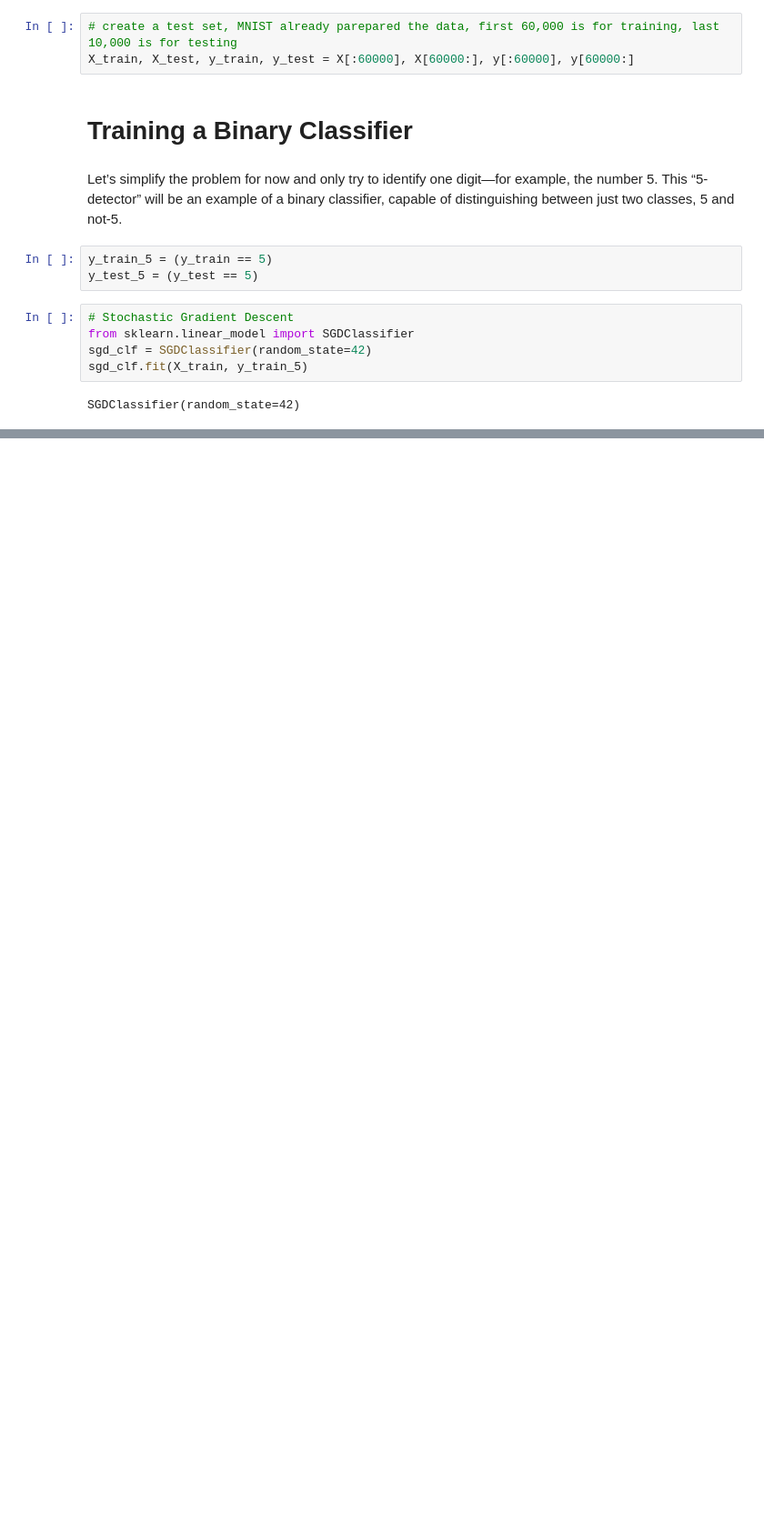
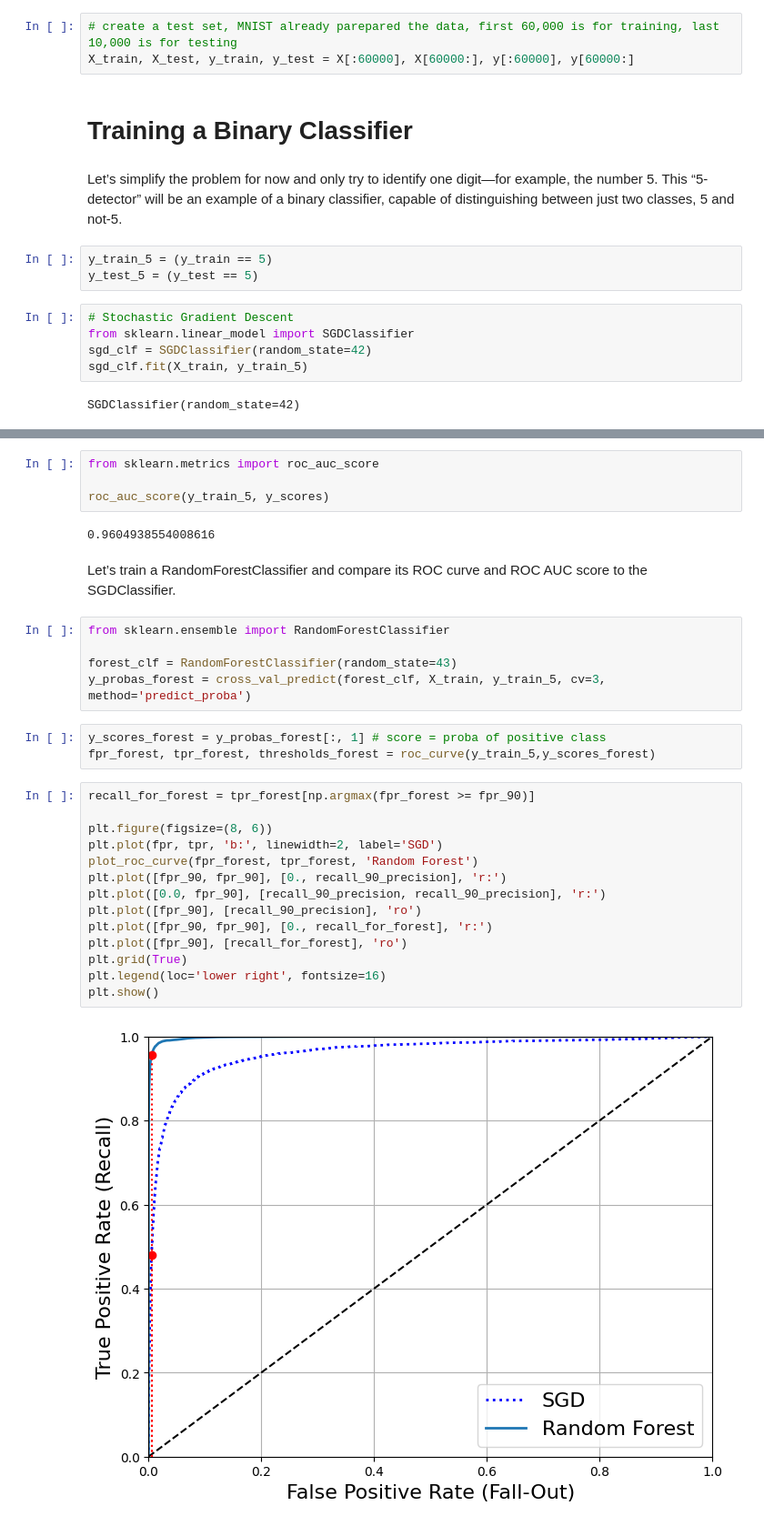
Before and after one commit to yeyechen/hands-on-ML, a Jupyter notebook: chapter3/Chapter3.ipynb, the cells around one changed output, grey strips where cells are left out. Shown: that part at 91% size. Saved outputs shown, nothing was run; the diff lists cells and outputs as text; blank space fills up the shorter version.

```diff
--- a/chapter3/Chapter3.ipynb
+++ b/chapter3/Chapter3.ipynb
@@ -87,0 +257,32 @@ SGDClassifier(random_state=42)
+# %%
+from sklearn.metrics import roc_auc_score
+
+roc_auc_score(y_train_5, y_scores)
+# %% [output]
+0.9604938554008616
+# %% [markdown]
+Let’s train a RandomForestClassifier and compare its ROC curve and ROC AUC score to the SGDClassifier.
+# %%
+from sklearn.ensemble import RandomForestClassifier
+
+forest_clf = RandomForestClassifier(random_state=43)
+y_probas_forest = cross_val_predict(forest_clf, X_train, y_train_5, cv=3, method='predict_proba')
+# %%
+y_scores_forest = y_probas_forest[:, 1] # score = proba of positive class
+fpr_forest, tpr_forest, thresholds_forest = roc_curve(y_train_5,y_scores_forest)
+# %%
+recall_for_forest = tpr_forest[np.argmax(fpr_forest >= fpr_90)]
+
+plt.figure(figsize=(8, 6))
+plt.plot(fpr, tpr, 'b:', linewidth=2, label='SGD')
+plot_roc_curve(fpr_forest, tpr_forest, 'Random Forest')
+plt.plot([fpr_90, fpr_90], [0., recall_90_precision], 'r:')
+plt.plot([0.0, fpr_90], [recall_90_precision, recall_90_precision], 'r:')
+plt.plot([fpr_90], [recall_90_precision], 'ro')
+plt.plot([fpr_90, fpr_90], [0., recall_for_forest], 'r:')
+plt.plot([fpr_90], [recall_for_forest], 'ro')
+plt.grid(True)
+plt.legend(loc='lower right', fontsize=16)
+plt.show()
+# %% [output]
+[figure, added]
```
Also changed, not shown: parts of 51 cells of this notebook.
